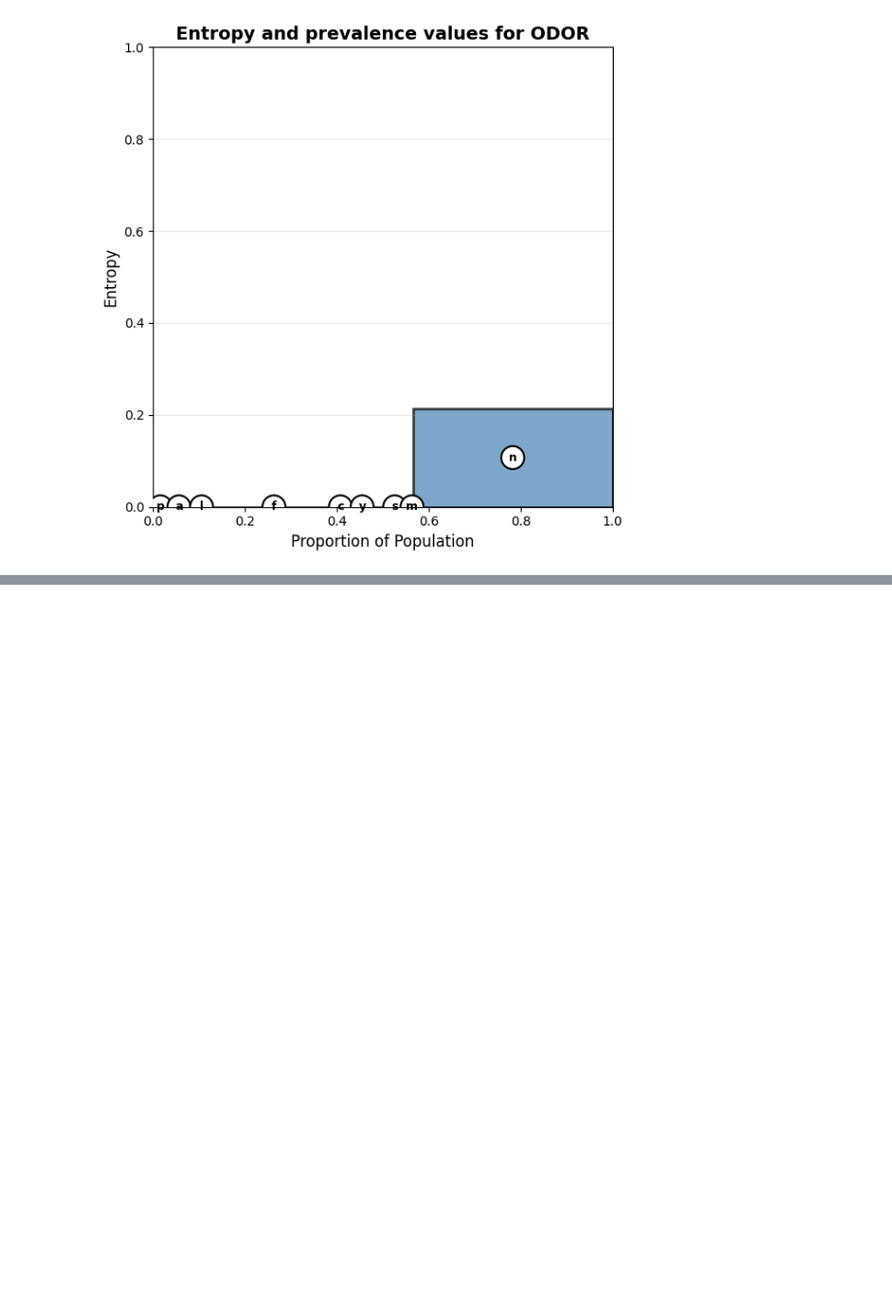
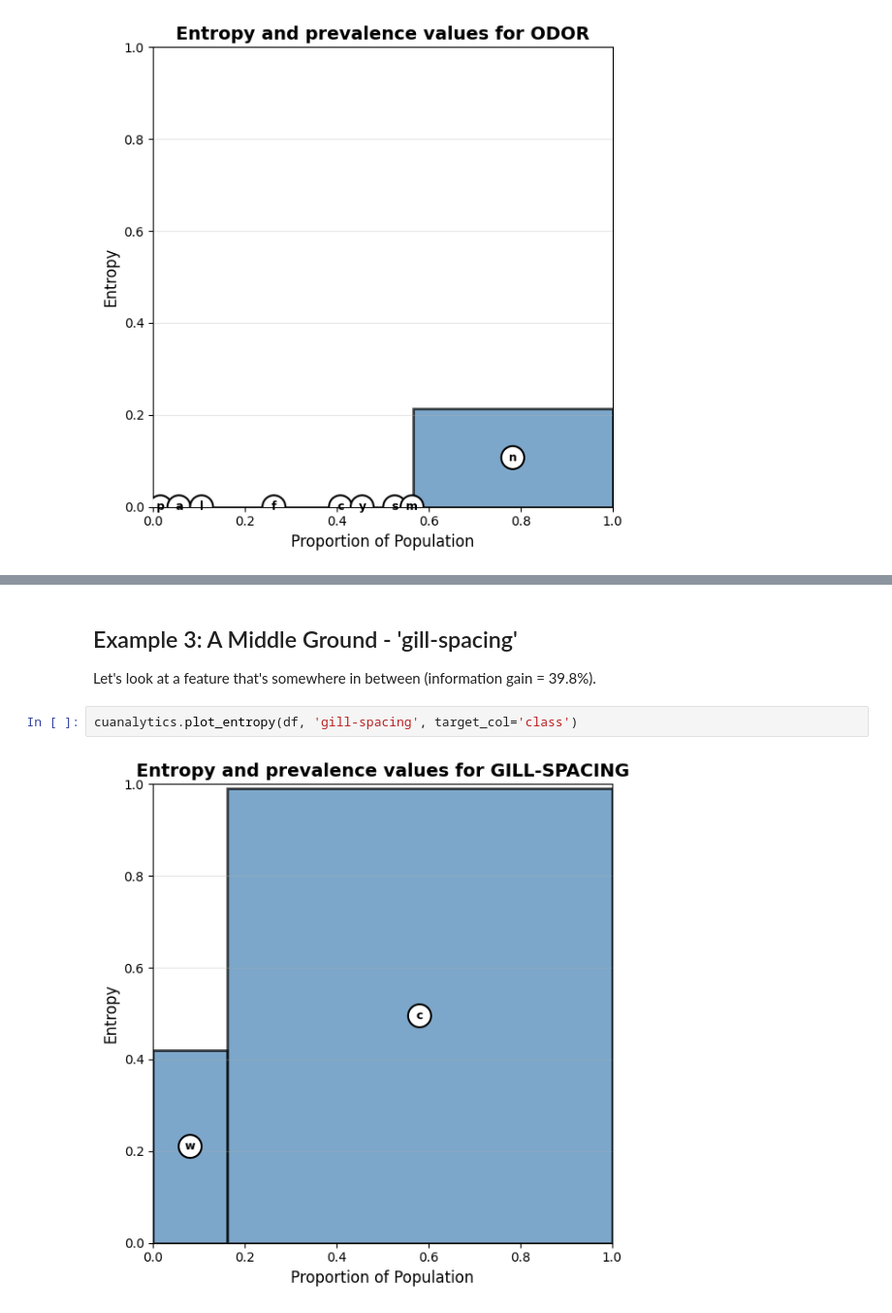
Before and after one commit to jdelano/CUAnalytics, a Jupyter notebook: examples/03_visualizing_entropy.ipynb, the cells around one changed output, grey strips where cells are left out. Shown at 97% size. Cells and saved outputs as stored; diff of their text form; blank space fills up the shorter version.

```diff
--- a/examples/03_visualizing_entropy.ipynb
+++ b/examples/03_visualizing_entropy.ipynb
@@ -33,0 +78,8 @@ cuanalytics.plot_entropy(df, 'odor', target_col='class')
+# %% [markdown]
+## Example 3: A Middle Ground - 'gill-spacing'
+
+Let's look at a feature that's somewhere in between (information gain = 39.8%).
+# %%
+cuanalytics.plot_entropy(df, 'gill-spacing', target_col='class')
+# %% [output]
+[figure, added]
```
Also changed, not shown: parts of 17 cells of this notebook, 17 other files.
